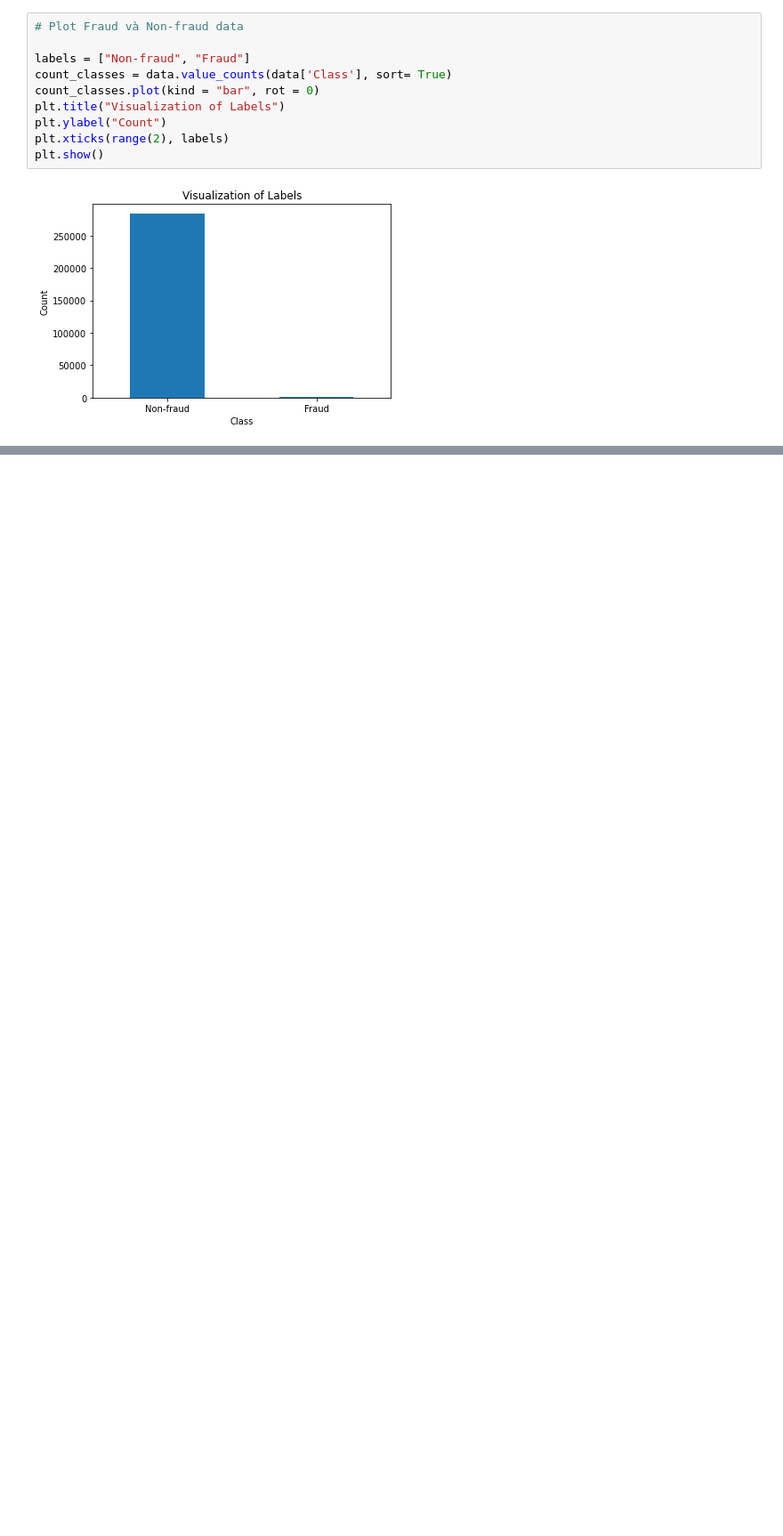
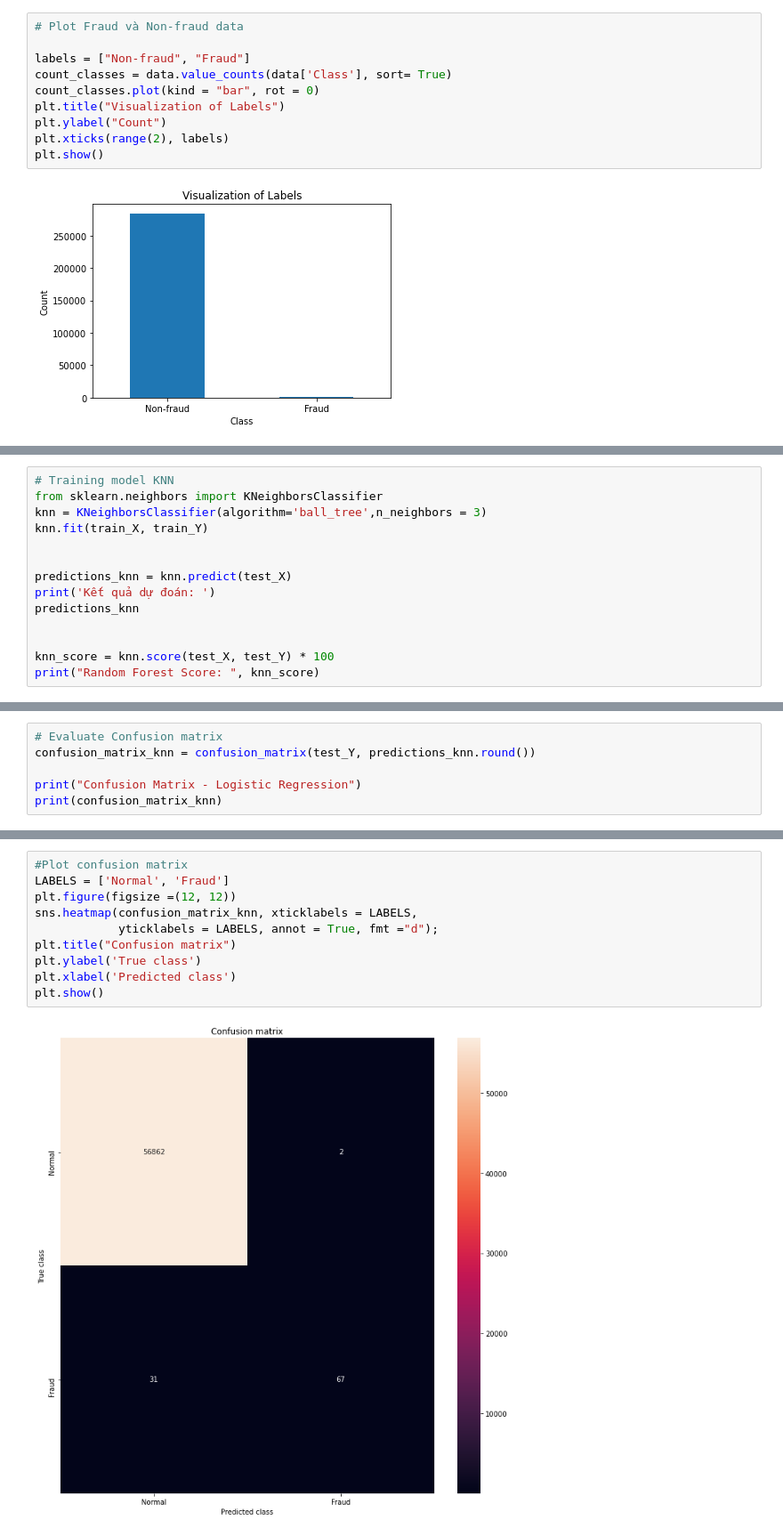
Before and after one commit to AliceAnhCao/Udacity_Capstone, a Jupyter notebook: Fraud Detection_Anh_Van_Cao.ipynb, the cells around one changed output, grey strips where cells are left out. Shown: that part at 89% size. Drawn from its saved outputs; the diff is of its cells as text; blank space fills up the shorter version.

```diff
--- a/Fraud Detection_Anh_Van_Cao.ipynb
+++ b/Fraud Detection_Anh_Van_Cao.ipynb
@@ -634,0 +496,14 @@ However, the training time for Random Forest is highest and Logistic Regression
+# %%
+# Training model KNN
+from sklearn.neighbors import KNeighborsClassifier
+knn = KNeighborsClassifier(algorithm='ball_tree',n_neighbors = 3)
+knn.fit(train_X, train_Y)
+
+
+predictions_knn = knn.predict(test_X)
+print('Kết quả dự đoán: ')
+predictions_knn
+
+
+knn_score = knn.score(test_X, test_Y) * 100
+print("Random Forest Score: ", knn_score)
@@ -634,0 +513,6 @@ However, the training time for Random Forest is highest and Logistic Regression
+# %%
+# Evaluate Confusion matrix
+confusion_matrix_knn = confusion_matrix(test_Y, predictions_knn.round())
+
+print("Confusion Matrix - Logistic Regression")
+print(confusion_matrix_knn)
@@ -634,0 +523,12 @@ However, the training time for Random Forest is highest and Logistic Regression
+# %%
+#Plot confusion matrix
+LABELS = ['Normal', 'Fraud']
+plt.figure(figsize =(12, 12))
+sns.heatmap(confusion_matrix_knn, xticklabels = LABELS,
+            yticklabels = LABELS, annot = True, fmt ="d");
+plt.title("Confusion matrix")
+plt.ylabel('True class')
+plt.xlabel('Predicted class')
+plt.show()
+# %% [output]
+[figure, added]
```
Also changed, not shown: parts of 76 cells of this notebook.
